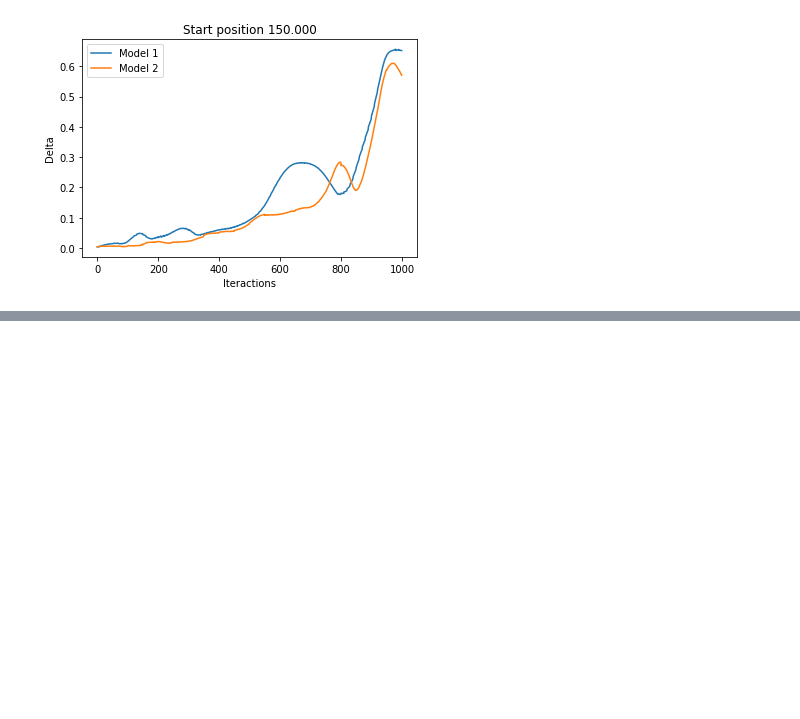
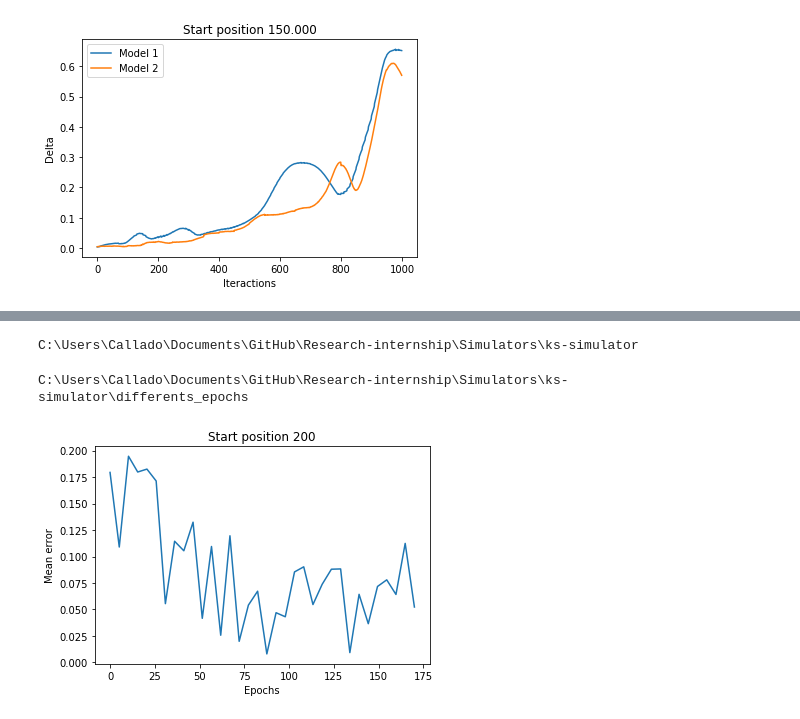
Before and after one commit to calladogt/Deep-learning-to-the-modeling-of-chaotic-dynamics-systems, a Jupyter notebook: Simulators/ks-simulator/Model Comparator.ipynb, the cells around one changed output, grey strips where cells are left out. Saved outputs shown, nothing was run; the diff lists cells and outputs as text; code cells hidden in the pictures; blank space fills up the shorter version.

Commit message:
many changes
new articles + notebook for comparison + changing the folder for models

```diff
--- a/Simulators/ks-simulator/Model Comparator.ipynb
+++ b/Simulators/ks-simulator/Model Comparator.ipynb
@@ -205,7 +209,7 @@ Variance: 0.05437736519905126
 [figure]
 [figure]
 # %%
-#state_history_norm=state_history_norm[:100000,:]
+state_history_norm=state_history_norm[:50000,:]
 #até 100.000 vai, com 200.000 o colabs nao aguenta
 state_history_norm.shape
 # %% [output]
@@ -378,0 +385,8 @@ plt.show()
+# %%
+cd ..
+# %% [output]
+C:\Users\Callado\Documents\GitHub\Research-internship\Simulators\ks-simulator
+# %%
+cd ../ks-simulator/differents_epochs/
+# %% [output]
+C:\Users\Callado\Documents\GitHub\Research-internship\Simulators\ks-simulator\differents_epochs
@@ -378,0 +441,32 @@ plt.show()
+# %%
+state_history_norm_th = th.from_numpy(state_history_norm).cuda()
+# %%
+start_position=40000
+N_step_simu=20
+
+Iteractions_Epochs = 34
+
+comparator = np.zeros((Iteractions_Epochs,1))
+
+for i in range(Iteractions_Epochs):
+    # Load the pickle file to read the dictionnary from the file
+    checkpoint = th.load(str(i))
+    # restore the model and optimizer states:
+    model.load_state_dict(checkpoint['model_state_dict'])
+    optimizer.load_state_dict(checkpoint['optimizer_state_dict'])
+    epoch = checkpoint['epoch']
+    batch_size = checkpoint['batch_size']
+    loss_fn=checkpoint['loss']
+    train_losses=checkpoint['training loss']
+    valid_losses=checkpoint['valid loss']
+    #making the prediction
+    pp,yy, dif = prediction(model,start_position,N_step_simu,steps_to_predict,size_conv_time,state_history_norm_th)
+    comparator[i] = np.mean(dif)
+# %%
+plt.plot(np.linspace(0,170,34),comparator)
+plt.ylabel('Mean error')
+plt.xlabel('Epochs')
+plt.title('Start position 200')
+plt.show()
+# %% [output]
+[figure, added]
```
Also changed, not shown: parts of 32 cells of this notebook, 26 other files.
